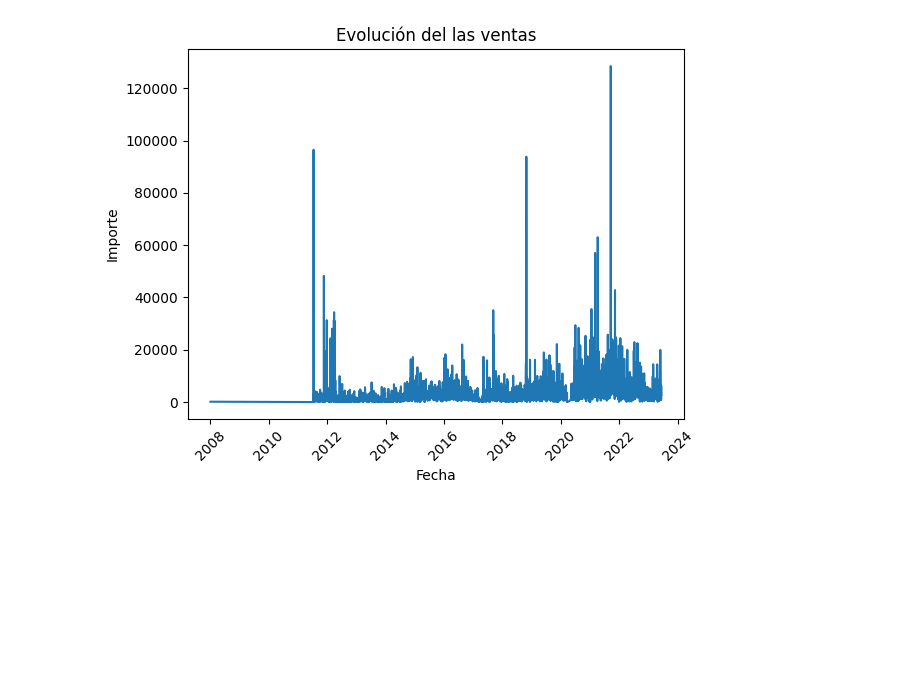
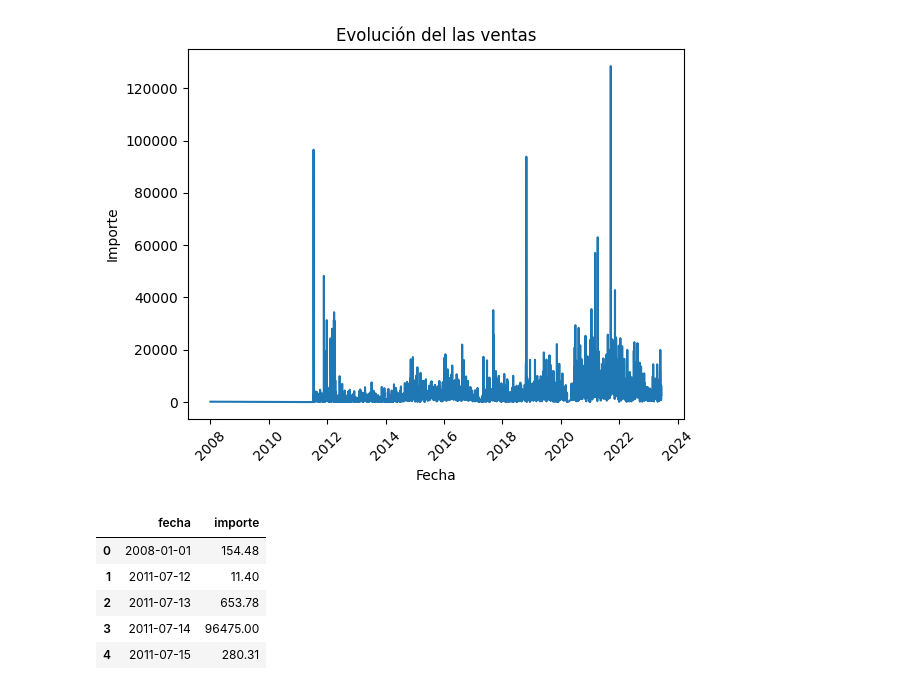
Before and after one commit to davidsosaolea/EDA_aserradero, a Jupyter notebook: Notebook.ipynb, the cells around one changed output. Saved outputs shown, nothing was run; the diff lists cells and outputs as text; code cells hidden in the pictures; blank space fills up the shorter version.

```diff
--- a/Notebook.ipynb
+++ b/Notebook.ipynb
@@ -96,3 +96,13 @@ plt.show()
 # (son valores de prueba que no se borraron) ¿como lo se?  sera nuestro secreto ;)
 valores_a_eliminar = [1, 3182, 3246, 2655, 2658, 2702, 2701, 2666]
 df1 = df1[~df1['numero_doc'].isin(valores_a_eliminar)]
+# %%
+# Ventas del 2008???
+df_suma_importe1.head()
+# %% [output]
+|  | fecha | importe |
+| 0 | 2008-01-01 | 154.48 |
+| 1 | 2011-07-12 | 11.40 |
+| 2 | 2011-07-13 | 653.78 |
+| 3 | 2011-07-14 | 96475.00 |
+| 4 | 2011-07-15 | 280.31 |
```
Also changed, not shown: parts of 4 cells of this notebook, 1 other file.
